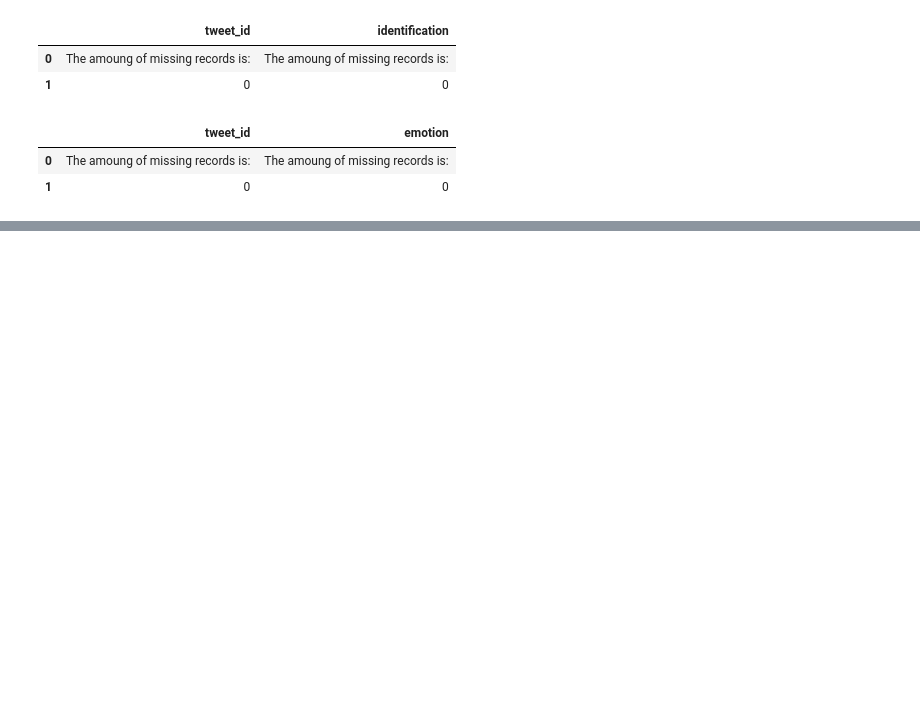
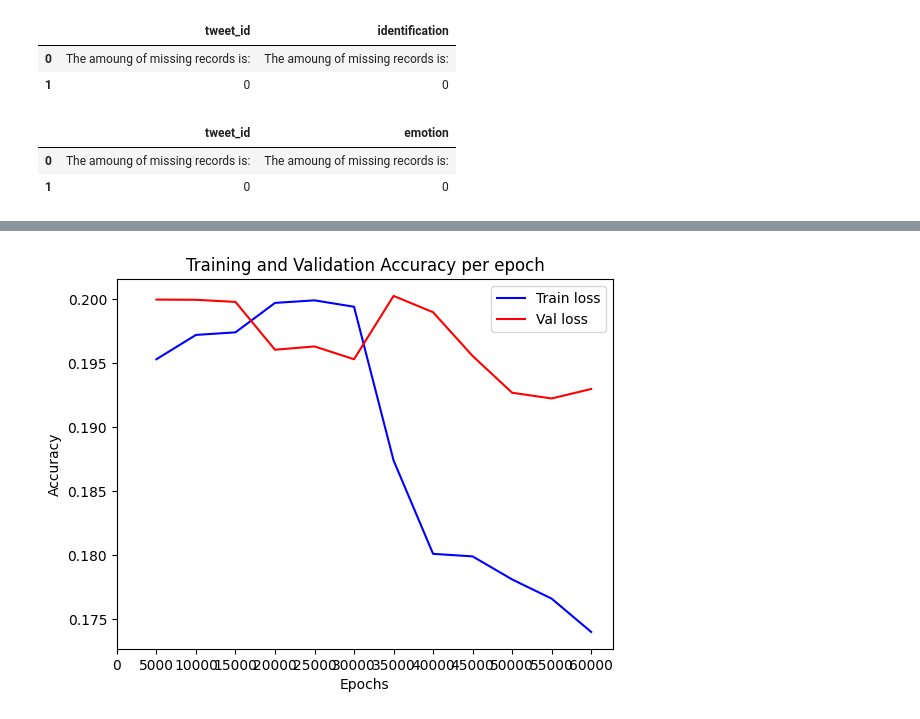
Before and after one commit to Judy-Hsieh/DM2022-Lab2-Homework, a Jupyter notebook: DM2022-Lab2-Homework.ipynb, the cells around one changed output, grey strips where cells are left out. Saved outputs shown, nothing was run; the diff lists cells and outputs as text; code cells hidden in the pictures; blank space fills up the shorter version.

```diff
--- a/DM2022-Lab2-Homework.ipynb
+++ b/DM2022-Lab2-Homework.ipynb
@@ -193,0 +489,19 @@ NameError: name 'data_identification' is not defined
+# %%
+# ex1-plot
+%matplotlib inline
+import numpy as np
+import matplotlib.pyplot as plt
+
+training_log_epoch = np.linspace(5000, 60001, 12)
+training_log__loss = [0.195300, 0.197200, 0.197400, 0.199700, 0.199900, 0.199400, 0.187400, 0.180100, 0.179900, 0.178100, 0.176600, 0.174000]
+training_log_val_loss = [0.199958, 0.199943, 0.199779, 0.196042, 0.196300, 0.195299, 0.200246, 0.198973, 0.195556, 0.192684, 0.192236, 0.192976]
+plt.plot(training_log_epoch, training_log__loss, color = "blue", label = 'Train loss')
+plt.plot(training_log_epoch, training_log_val_loss, color = "red", label = 'Val loss')
+plt.legend()
+plt.title('Training and Validation Accuracy per epoch')
+plt.xlabel('Epochs')
+plt.ylabel('Accuracy')
+plt.xticks(range(0, 60001, 5000))
+plt.show()
+# %% [output]
+[figure, added]
```
Also changed, not shown: parts of 80 cells of this notebook.
